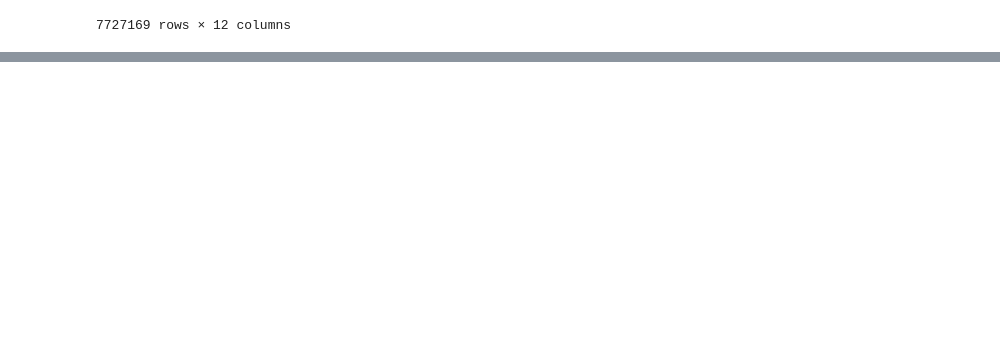
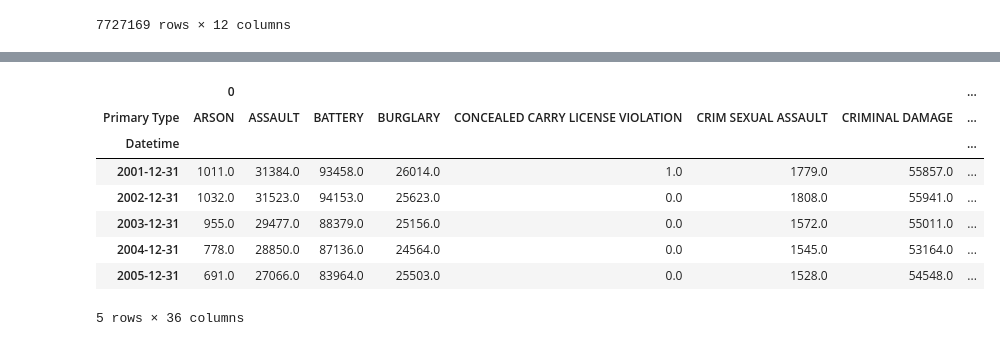
Before and after one commit to jakew4/Chicago-Crime-Data-Project, a Jupyter notebook: Part 1 - Answer reporter questions .ipynb, the cells around one changed output, grey strips where cells are left out. Saved outputs shown, nothing was run; the diff lists cells and outputs as text; code cells hidden in the pictures; blank space fills up the shorter version.

```diff
--- a/Part 1 - Answer reporter questions .ipynb
+++ b/Part 1 - Answer reporter questions .ipynb
@@ -98,0 +191,4 @@ df_district = df.groupby('District')
+# %%
+## First, resample the data as annual
+df_year = df1.groupby('Primary Type').resample('A').size().reset_index()
+df_year
@@ -98,0 +209,14 @@ df_district = df.groupby('District')
+# %%
+## can pivot the result to have the datetime as the index and the crime as the columns
+years_ts = df_year.pivot(index='Datetime',columns='Primary Type')
+years_ts.head()
+# %% [output]
+|  | 0 |  |  |  |  |  |  | ... |
+| Primary Type | ARSON | ASSAULT | BATTERY | BURGLARY | CONCEALED CARRY LICENSE VIOLATION | CRIM SEXUAL ASSAULT | CRIMINAL DAMAGE | ... |
+| Datetime |  |  |  |  |  |  |  | ... |
+| 2001-12-31 | 1011.0 | 31384.0 | 93458.0 | 26014.0 | 1.0 | 1779.0 | 55857.0 | ... |
+| 2002-12-31 | 1032.0 | 31523.0 | 94153.0 | 25623.0 | 0.0 | 1808.0 | 55941.0 | ... |
+| 2003-12-31 | 955.0 | 29477.0 | 88379.0 | 25156.0 | 0.0 | 1572.0 | 55011.0 | ... |
+| 2004-12-31 | 778.0 | 28850.0 | 87136.0 | 24564.0 | 0.0 | 1545.0 | 53164.0 | ... |
+| 2005-12-31 | 691.0 | 27066.0 | 83964.0 | 25503.0 | 0.0 | 1528.0 | 54548.0 | ... |
+5 rows × 36 columns
```
Also changed, not shown: parts of 27 cells of this notebook.
